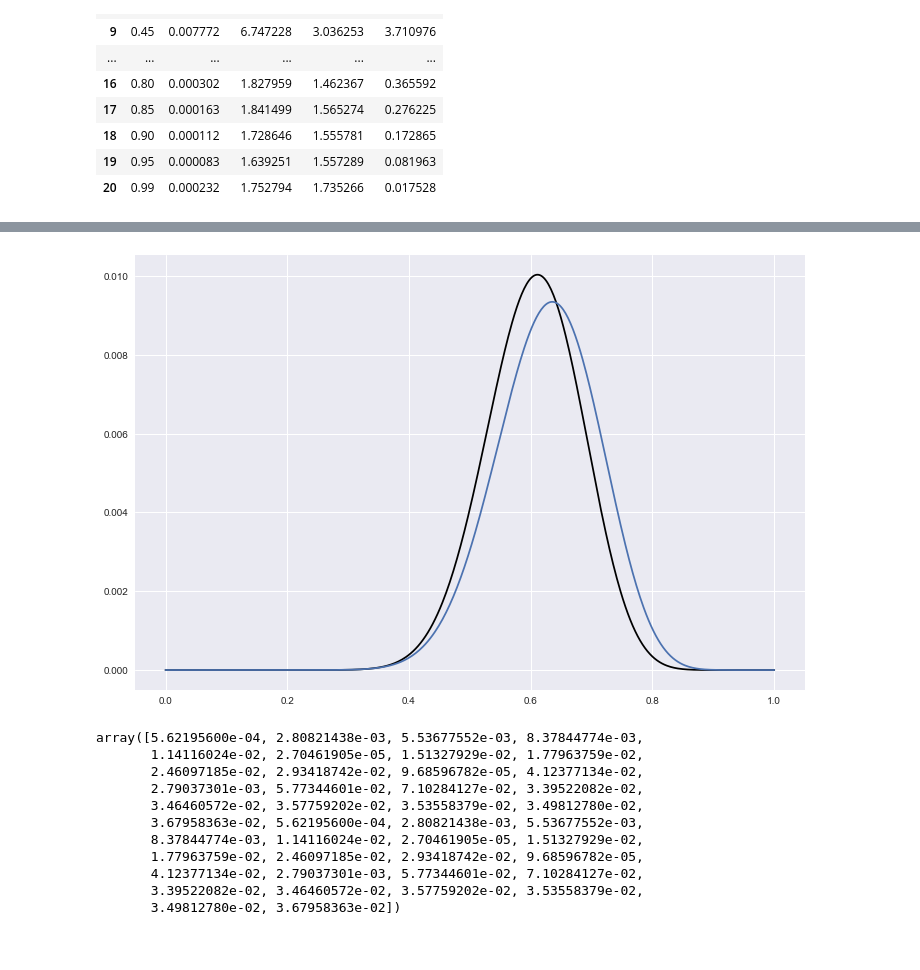
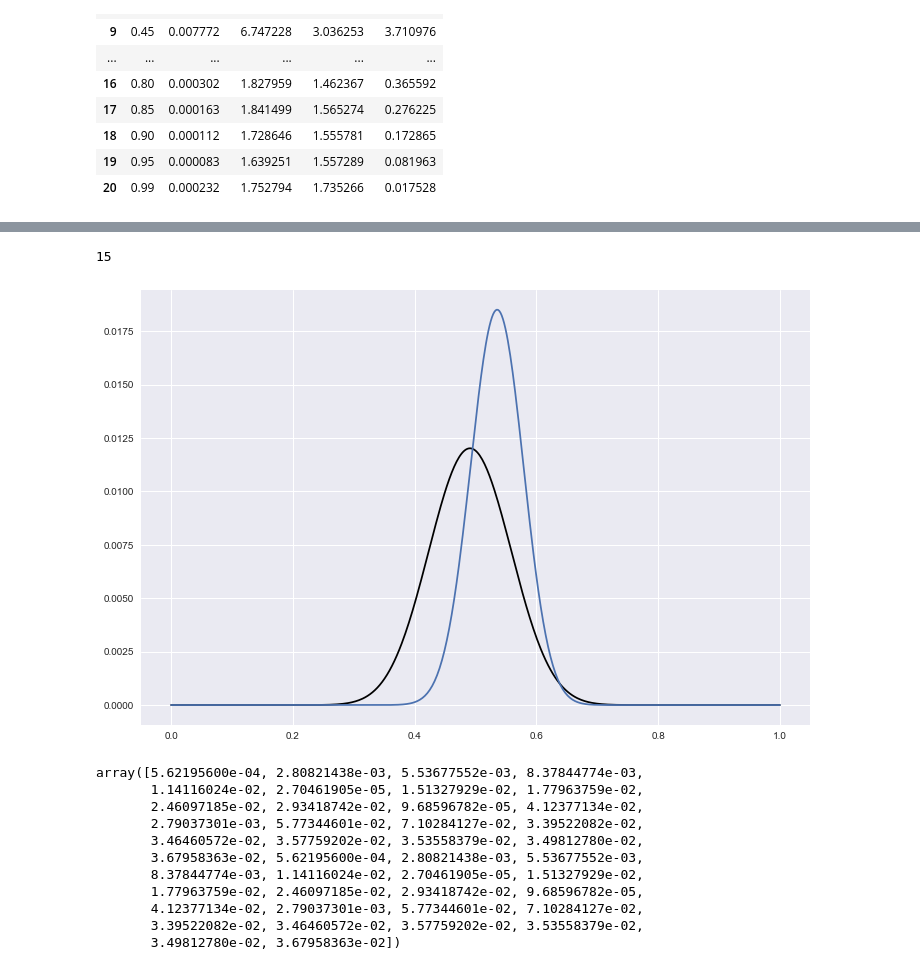
Before and after one commit to inti/ASE, a Jupyter notebook: Untitled.ipynb, the cells around one changed output, grey strips where cells are left out. Cells and saved outputs as stored; diff of their text form; code cells hidden in the pictures.

```diff
--- a/Untitled.ipynb
+++ b/Untitled.ipynb
@@ -511,8 +499,12 @@ post_pars, data2.head()
+# %%
+data2.loc[:,["aCount","bCount"]].values[5,1]
+# %% [output]
+15
 # %%
-plot_beta(x,23,15, color="black")
-plot_beta(x,20.209304899281406, 12.02496232240619)
+plot_beta(x,28  ,   29, color="black")
+plot_beta(x,71.6306169105109, 62.241636423534025)
 # %% [output]
-[figure, old version]
+[figure, new version]
 # %%
 # %% [output]
 array([5.62195600e-04, 2.80821438e-03, 5.53677552e-03, 8.37844774e-03,
```
Also changed, not shown: parts of 4 cells of this notebook.
